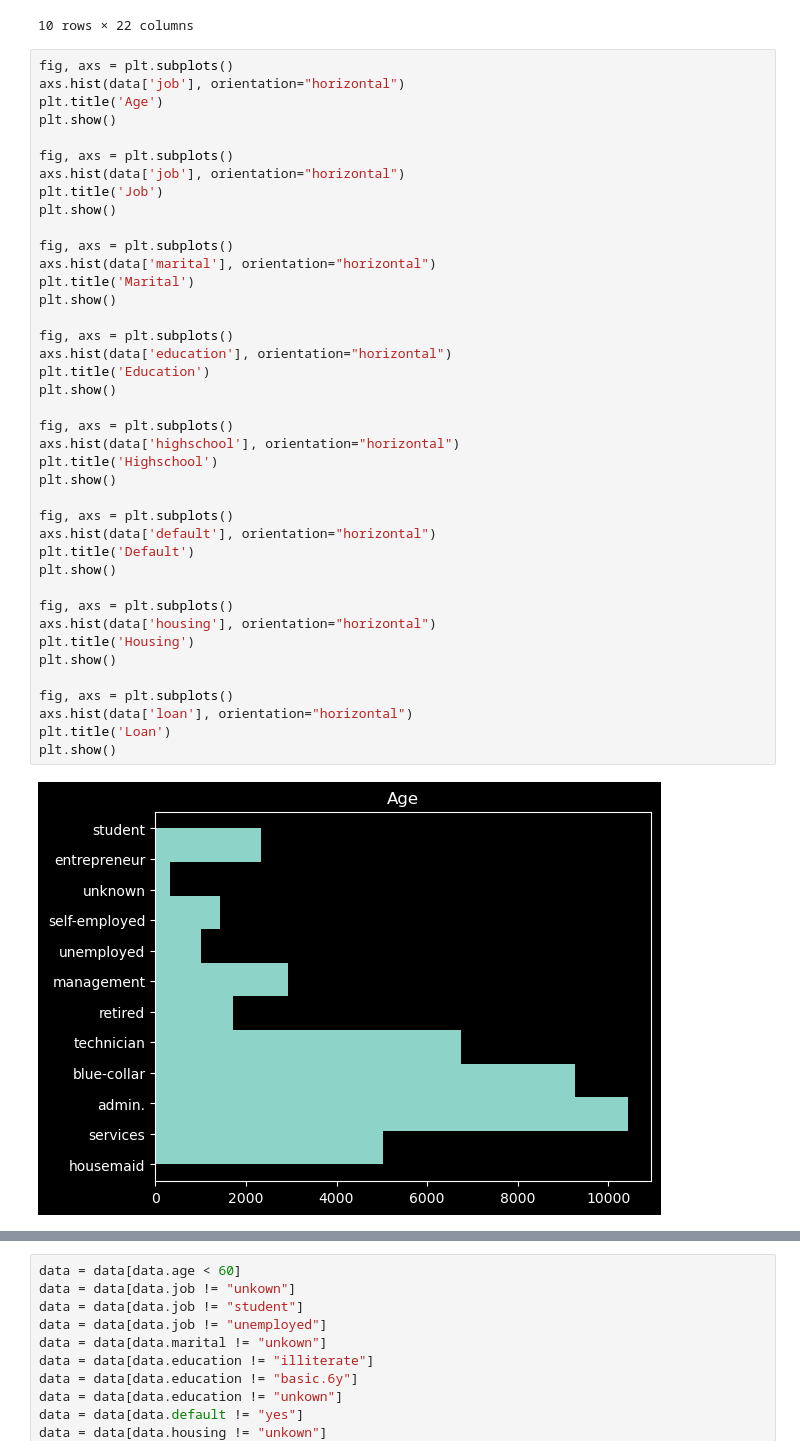
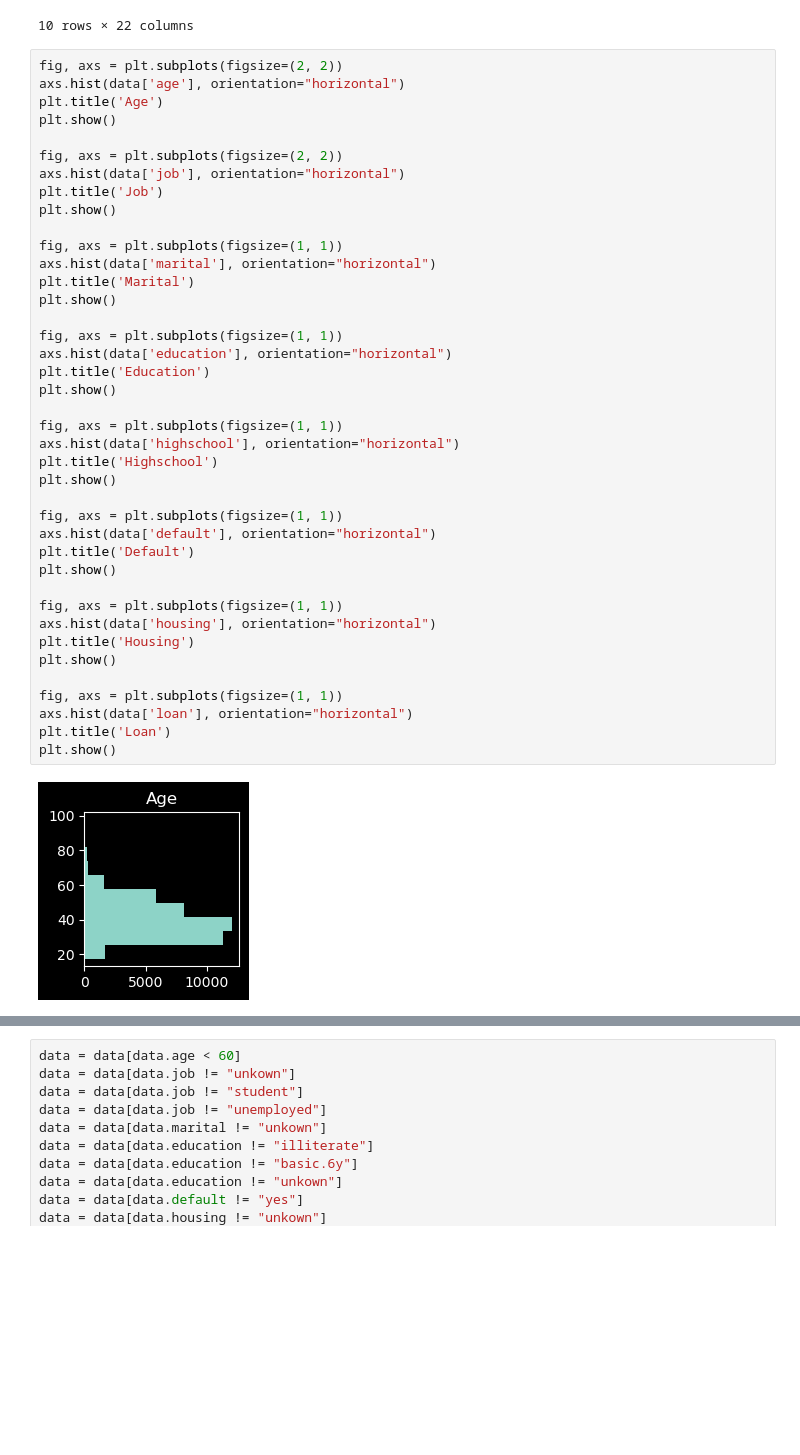
Before and after one commit to RaymondAlarcon/DecisionTree, a Jupyter notebook: ClassificationAnalysis.ipynb, the cells around one changed output, grey strips where cells are left out. Cells and saved outputs as stored; diff of their text form; blank space fills up the shorter version.

```diff
--- a/ClassificationAnalysis.ipynb
+++ b/ClassificationAnalysis.ipynb
@@ -41,44 +41,44 @@ memory usage: 6.9+ MB
 | 9 | 25 | services | n | y | high.school | no | yes | no | telephone | may | ... |
 10 rows × 22 columns
 # %%
-fig, axs = plt.subplots()
-axs.hist(data['job'], orientation="horizontal")
+fig, axs = plt.subplots(figsize=(2, 2))
+axs.hist(data['age'], orientation="horizontal")
 plt.title('Age')
 plt.show()
 
-fig, axs = plt.subplots()
+fig, axs = plt.subplots(figsize=(2, 2))
 axs.hist(data['job'], orientation="horizontal")
 plt.title('Job')
 plt.show()
 
-fig, axs = plt.subplots()
+fig, axs = plt.subplots(figsize=(1, 1))
 axs.hist(data['marital'], orientation="horizontal")
 plt.title('Marital')
 plt.show()
 
-fig, axs = plt.subplots()
+fig, axs = plt.subplots(figsize=(1, 1))
 axs.hist(data['education'], orientation="horizontal")
 plt.title('Education')
 plt.show()
 
-fig, axs = plt.subplots()
+fig, axs = plt.subplots(figsize=(1, 1))
 axs.hist(data['highschool'], orientation="horizontal")
 plt.title('Highschool')
 plt.show()
 
-fig, axs = plt.subplots()
+fig, axs = plt.subplots(figsize=(1, 1))
 axs.hist(data['default'], orientation="horizontal")
 plt.title('Default')
 plt.show()
 
-fig, axs = plt.subplots()
+fig, axs = plt.subplots(figsize=(1, 1))
 axs.hist(data['housing'], orientation="horizontal")
 plt.title('Housing')
 plt.show()
 
-fig, axs = plt.subplots()
+fig, axs = plt.subplots(figsize=(1, 1))
 axs.hist(data['loan'], orientation="horizontal")
 plt.title('Loan')
 plt.show()
 # %% [output]
-[figure, old version]
+[figure, new version]
```
Also changed, not shown: parts of 3 cells of this notebook.
